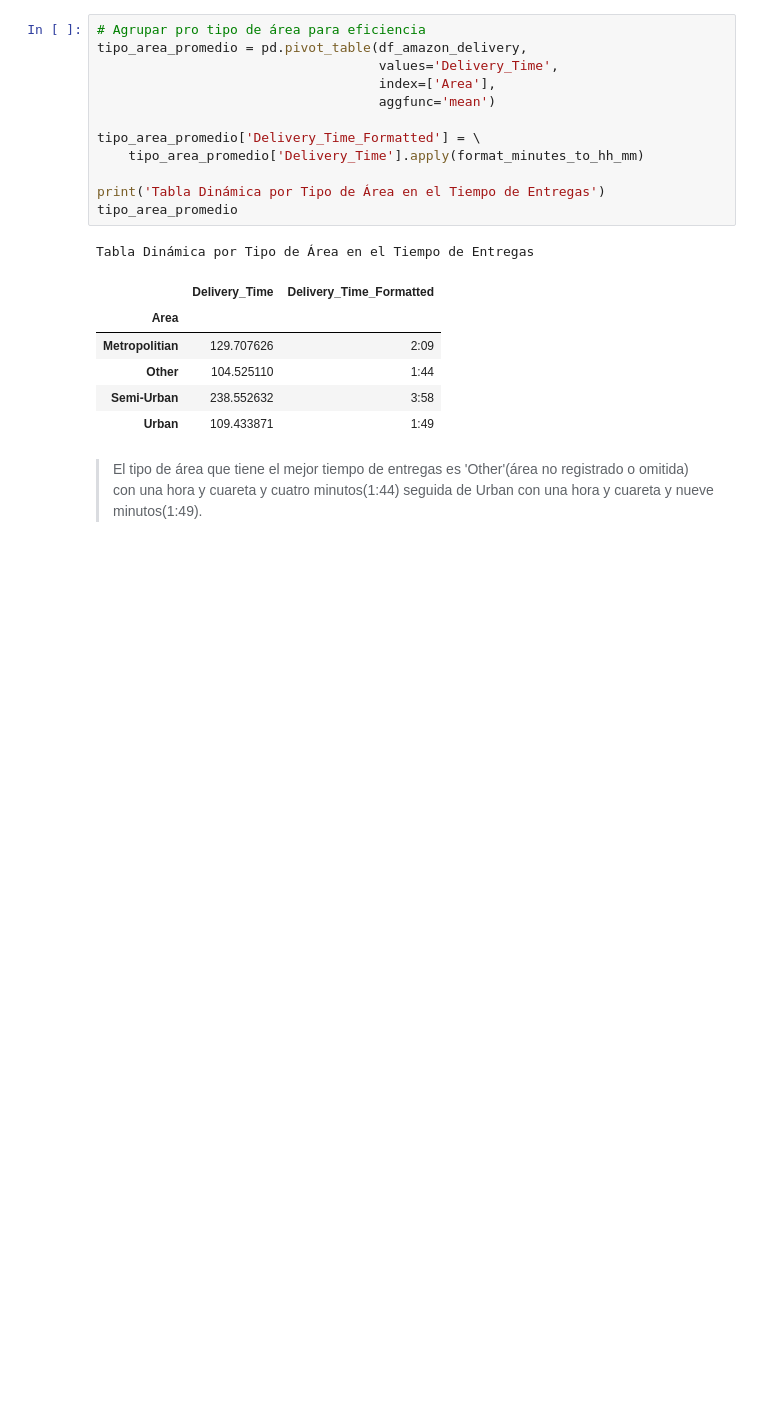
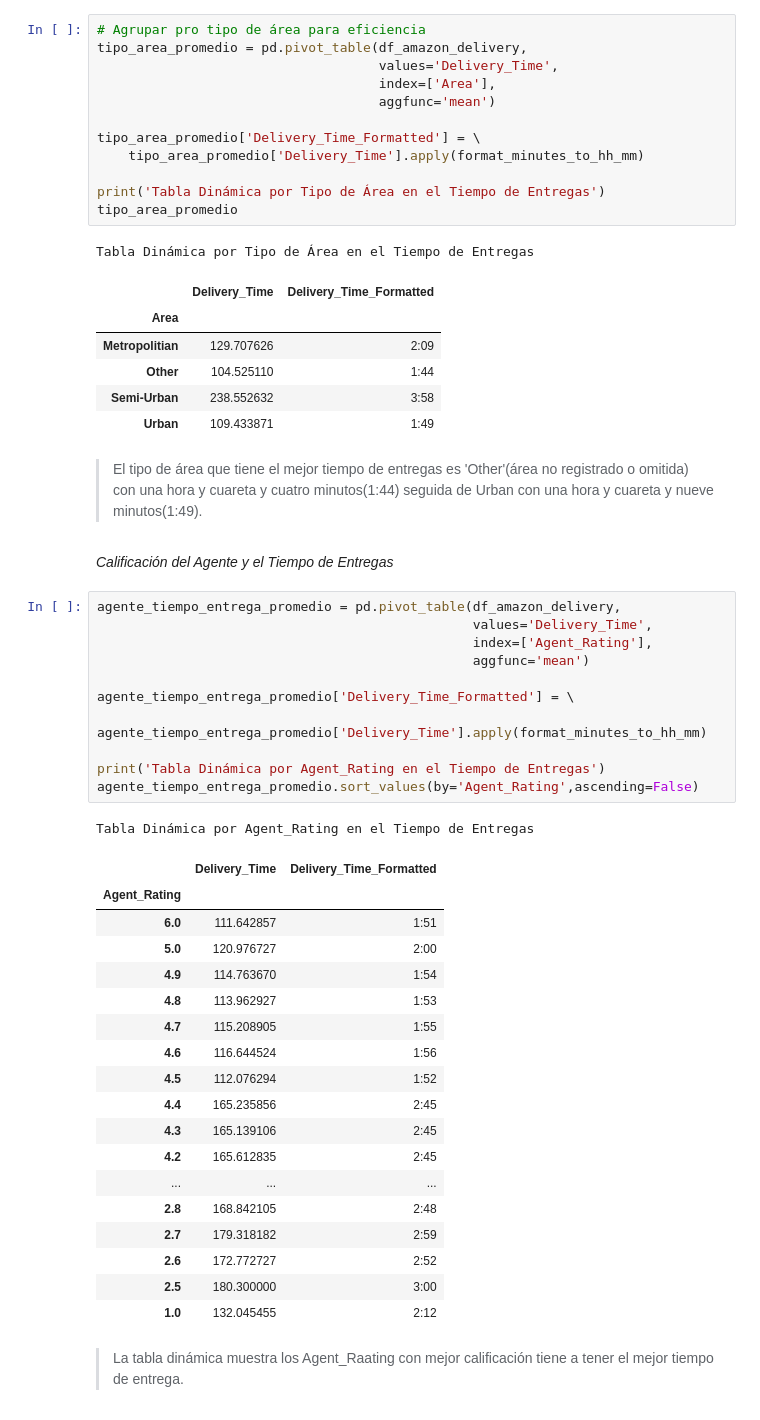
Before and after one commit to SaitoM17/amazon_delivery, a Jupyter notebook: notebooks/eda.ipynb, the cells around one changed output. Cells and saved outputs as stored; diff of their text form; blank space fills up the shorter version.

Commit message:
feat(eda): Calificación del Agente y el Tiempo de Entrega

```diff
--- a/notebooks/eda.ipynb
+++ b/notebooks/eda.ipynb
@@ -303,3 +303,38 @@ Tabla Dinámica por Tipo de Área en el Tiempo de Entregas
 | Urban | 109.433871 | 1:49 |
 # %% [markdown]
 > El tipo de área que tiene el mejor tiempo de entregas es 'Other'(área no registrado o omitida) con una hora y cuareta y cuatro minutos(1:44) seguida de Urban con una hora y cuareta y nueve minutos(1:49).
+# %% [markdown]
+*Calificación del Agente y el Tiempo de Entregas*
+# %%
+agente_tiempo_entrega_promedio = pd.pivot_table(df_amazon_delivery,
+                                                values='Delivery_Time',
+                                                index=['Agent_Rating'],
+                                                aggfunc='mean')
+
+agente_tiempo_entrega_promedio['Delivery_Time_Formatted'] = \
+    agente_tiempo_entrega_promedio['Delivery_Time'].apply(format_minutes_to_hh_mm)
+
+print('Tabla Dinámica por Agent_Rating en el Tiempo de Entregas')
+agente_tiempo_entrega_promedio.sort_values(by='Agent_Rating',ascending=False)
+# %% [output]
+Tabla Dinámica por Agent_Rating en el Tiempo de Entregas
+|  | Delivery_Time | Delivery_Time_Formatted |
+| Agent_Rating |  |  |
+| 6.0 | 111.642857 | 1:51 |
+| 5.0 | 120.976727 | 2:00 |
+| 4.9 | 114.763670 | 1:54 |
+| 4.8 | 113.962927 | 1:53 |
+| 4.7 | 115.208905 | 1:55 |
+| 4.6 | 116.644524 | 1:56 |
+| 4.5 | 112.076294 | 1:52 |
+| 4.4 | 165.235856 | 2:45 |
+| 4.3 | 165.139106 | 2:45 |
+| 4.2 | 165.612835 | 2:45 |
+| ... | ... | ... |
+| 2.8 | 168.842105 | 2:48 |
+| 2.7 | 179.318182 | 2:59 |
+| 2.6 | 172.772727 | 2:52 |
+| 2.5 | 180.300000 | 3:00 |
+| 1.0 | 132.045455 | 2:12 |
+# %% [markdown]
+> La tabla dinámica muestra los Agent_Raating con mejor calificación tiene a tener el mejor tiempo de entrega.
```
